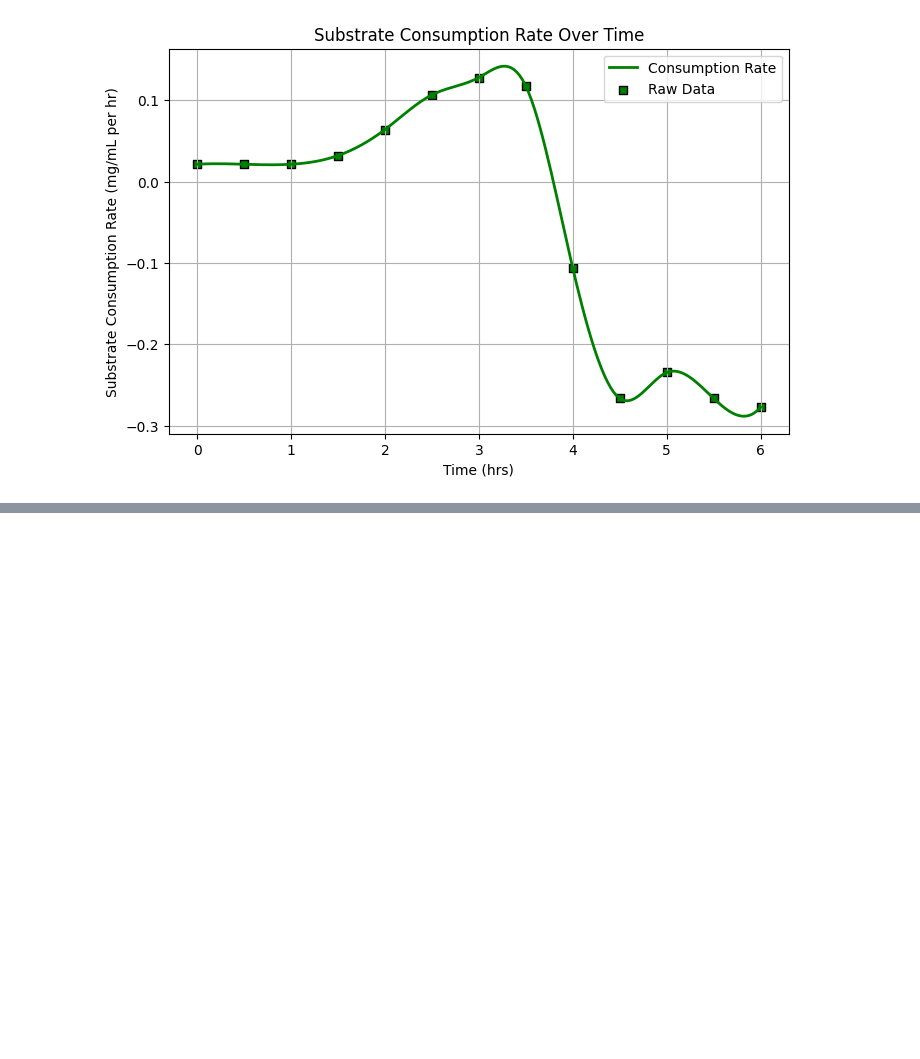
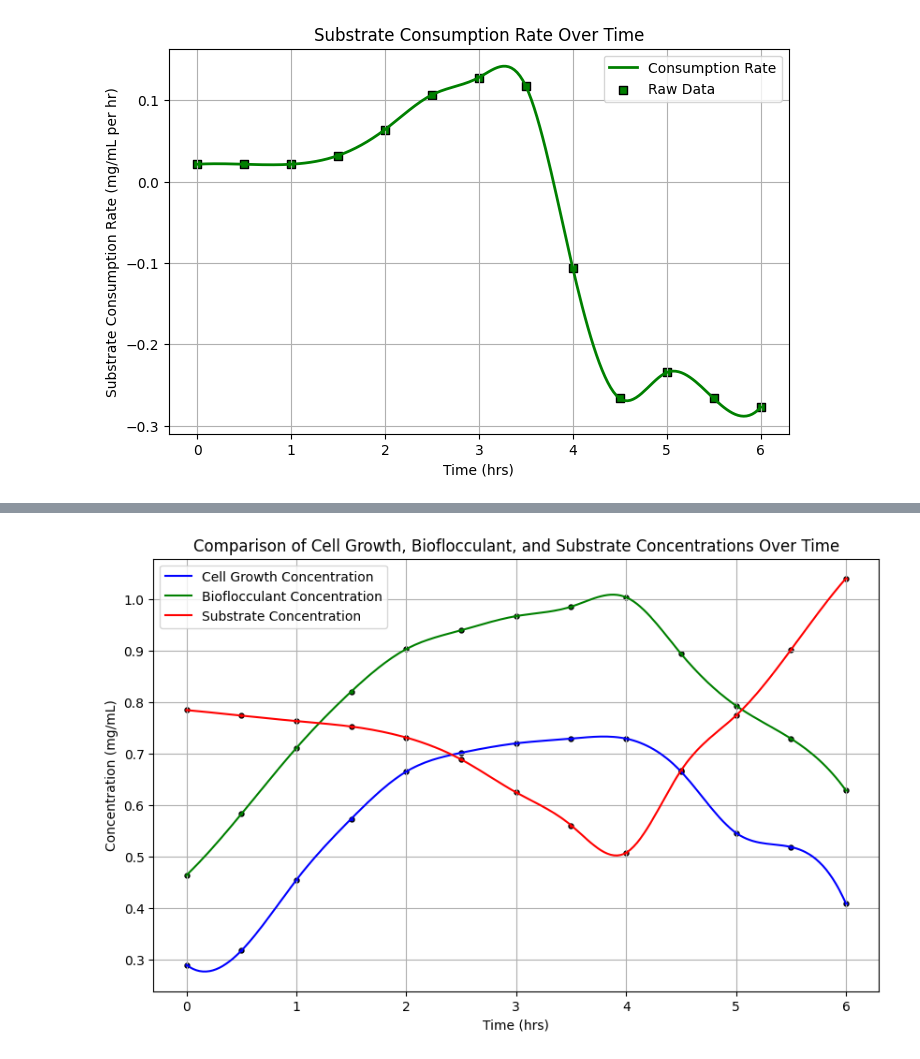
Before and after one commit to Xanderflux/BioKinetica, a Jupyter notebook: index.ipynb, the cells around one changed output, grey strips where cells are left out. Drawn from its saved outputs; the diff is of its cells as text; code cells hidden in the pictures; blank space fills up the shorter version.

```diff
--- a/index.ipynb
+++ b/index.ipynb
@@ -893,0 +890,50 @@ plt.show()
+# %%
+import numpy as np
+import matplotlib.pyplot as plt
+import os
+from scipy.interpolate import make_interp_spline
+
+
+# Extract Time Data
+time = bioflocculant_df["Time (hrs)"].values
+
+# Extract Concentration Data
+cell_concentration = cell_growth_df["Cell Growth Concentration (mg/mL)"].values
+bioflocculant_concentration = bioflocculant_df["Bioflocculant Concentration (mg/mL)"].values
+substrate_concentration = substrate_df["Substrate Concentration (mg/mL)"].values
+
+# Generate Smooth Curves Using Spline Interpolation
+time_smooth = np.linspace(time.min(), time.max(), 200)
+
+cell_smooth = make_interp_spline(time, cell_concentration, k=3)(time_smooth)
+bioflocculant_smooth = make_interp_spline(time, bioflocculant_concentration, k=3)(time_smooth)
+substrate_smooth = make_interp_spline(time, substrate_concentration, k=3)(time_smooth)
+
+# Plot All Three Concentrations
+plt.figure(figsize=(10, 6))
+
+# Cell Growth Curve
+plt.plot(time_smooth, cell_smooth, label="Cell Growth Concentration", linestyle='-', color='b')
+plt.scatter(time, cell_concentration, color='b', marker='.', edgecolors='black', s=50)
+
+# Bioflocculant Concentration Curve
+plt.plot(time_smooth, bioflocculant_smooth, label="Bioflocculant Concentration", linestyle='-', color='g')
+plt.scatter(time, bioflocculant_concentration, color='g', marker='.', edgecolors='black', s=50)
+
+# Substrate Concentration Curve
+plt.plot(time_smooth, substrate_smooth, label="Substrate Concentration", linestyle='-', color='r')
+plt.scatter(time, substrate_concentration, color='r', marker='.', edgecolors='black', s=50)
+
+# Labels and Title
+plt.xlabel("Time (hrs)")
+plt.ylabel("Concentration (mg/mL)")
+plt.title("Comparison of Cell Growth, Bioflocculant, and Substrate Concentrations Over Time")
+plt.legend()
+plt.grid()
+
+# # Save the Figure
+plot_path = f"{folder}/all_concentration_plot.png"
+plt.savefig(plot_path, dpi=300)
+plt.show()
+# %% [output]
+[figure, added]
```
Also changed, not shown: parts of 10 cells of this notebook, 11 other files.
